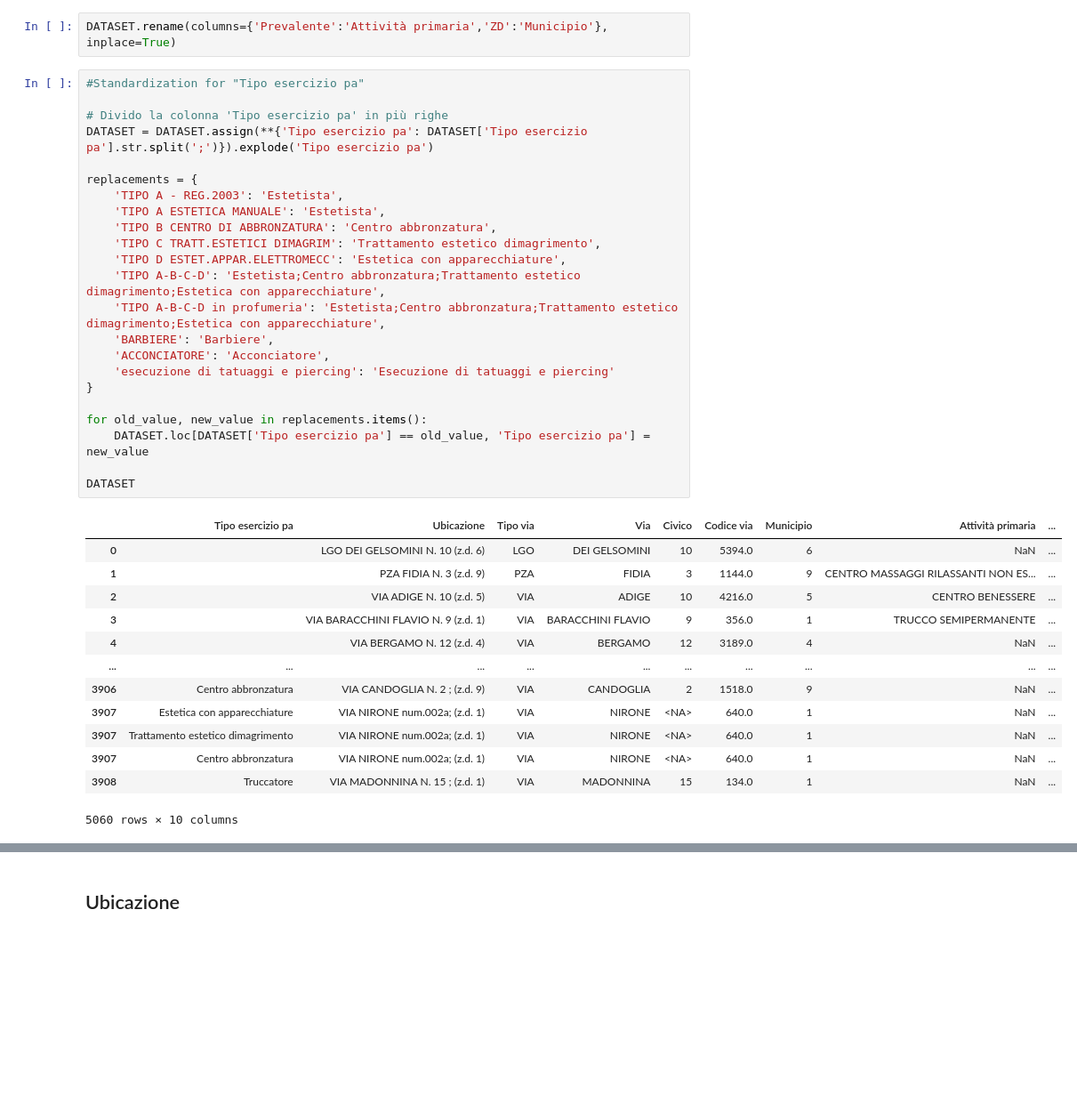
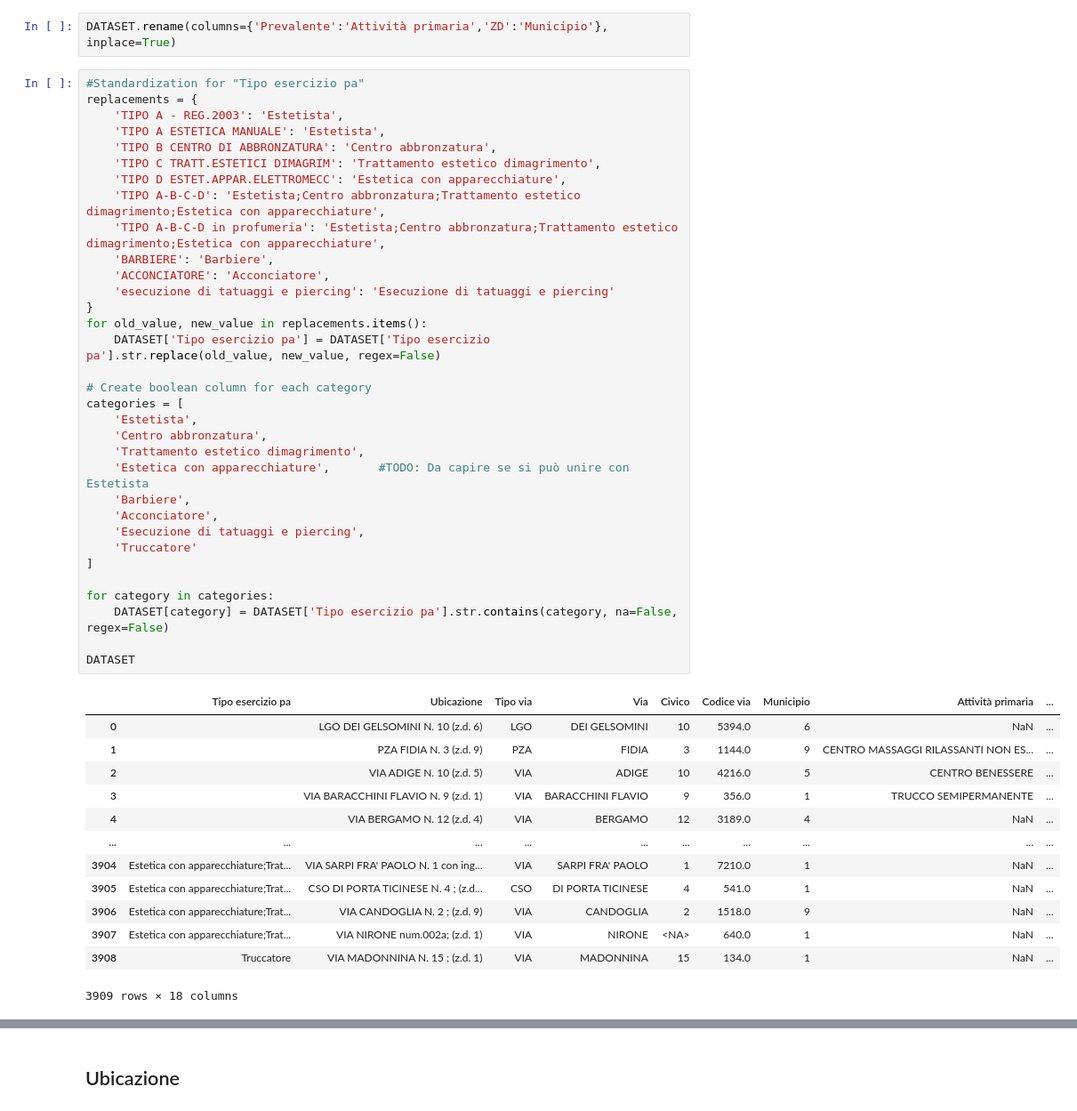
Before and after one commit to leonardotisato/DQP, a Jupyter notebook: data_cleaning.ipynb, the cells around one changed output, grey strips where cells are left out. Shown at 89% size. Saved outputs shown, nothing was run; the diff lists cells and outputs as text; blank space fills up the shorter version.

Commit message:
Refactor: fix column "Tipo esercizio pa" and fixed the column for the address

```diff
--- a/data_cleaning.ipynb
+++ b/data_cleaning.ipynb
@@ -56,38 +56,48 @@ DATASET
 DATASET.rename(columns={'Prevalente':'Attività primaria','ZD':'Municipio'}, inplace=True)
 # %%
 #Standardization for "Tipo esercizio pa"
-
-# Divido la colonna 'Tipo esercizio pa' in più righe
-DATASET = DATASET.assign(**{'Tipo esercizio pa': DATASET['Tipo esercizio pa'].str.split(';')}).explode('Tipo esercizio pa')
-
 replacements = {
     'TIPO A - REG.2003': 'Estetista',
     'TIPO A ESTETICA MANUALE': 'Estetista',
     'TIPO B CENTRO DI ABBRONZATURA': 'Centro abbronzatura',
     'TIPO C TRATT.ESTETICI DIMAGRIM': 'Trattamento estetico dimagrimento',
     'TIPO D ESTET.APPAR.ELETTROMECC': 'Estetica con apparecchiature',
     'TIPO A-B-C-D': 'Estetista;Centro abbronzatura;Trattamento estetico dimagrimento;Estetica con apparecchiature',
     'TIPO A-B-C-D in profumeria': 'Estetista;Centro abbronzatura;Trattamento estetico dimagrimento;Estetica con apparecchiature',
     'BARBIERE': 'Barbiere',
     'ACCONCIATORE': 'Acconciatore',
     'esecuzione di tatuaggi e piercing': 'Esecuzione di tatuaggi e piercing'
 }
+for old_value, new_value in replacements.items():
+    DATASET['Tipo esercizio pa'] = DATASET['Tipo esercizio pa'].str.replace(old_value, new_value, regex=False)
 
-for old_value, new_value in replacements.items():
-    DATASET.loc[DATASET['Tipo esercizio pa'] == old_value, 'Tipo esercizio pa'] = new_value
+# Create boolean column for each category
+categories = [
+    'Estetista',
+    'Centro abbronzatura',
+    'Trattamento estetico dimagrimento',
+    'Estetica con apparecchiature',       #TODO: Da capire se si può unire con Estetista
+    'Barbiere',
+    'Acconciatore',
+    'Esecuzione di tatuaggi e piercing',
+    'Truccatore'
+]
+
+for category in categories:
+    DATASET[category] = DATASET['Tipo esercizio pa'].str.contains(category, na=False, regex=False)
 
 DATASET
 # %% [output]
 |  | Tipo esercizio pa | Ubicazione | Tipo via | Via | Civico | Codice via | Municipio | Attività primaria | ... |
 | 0 |  | LGO DEI GELSOMINI N. 10 (z.d. 6) | LGO | DEI GELSOMINI | 10 | 5394.0 | 6 | NaN | ... |
 | 1 |  | PZA FIDIA N. 3 (z.d. 9) | PZA | FIDIA | 3 | 1144.0 | 9 | CENTRO MASSAGGI RILASSANTI NON ES... | ... |
 | 2 |  | VIA ADIGE N. 10 (z.d. 5) | VIA | ADIGE | 10 | 4216.0 | 5 | CENTRO BENESSERE | ... |
 | 3 |  | VIA BARACCHINI FLAVIO N. 9 (z.d. 1) | VIA | BARACCHINI FLAVIO | 9 | 356.0 | 1 | TRUCCO SEMIPERMANENTE | ... |
 | 4 |  | VIA BERGAMO N. 12 (z.d. 4) | VIA | BERGAMO | 12 | 3189.0 | 4 | NaN | ... |
 | ... | ... | ... | ... | ... | ... | ... | ... | ... | ... |
-| 3906 | Centro abbronzatura | VIA CANDOGLIA N. 2 ; (z.d. 9) | VIA | CANDOGLIA | 2 | 1518.0 | 9 | NaN | ... |
-| 3907 | Estetica con apparecchiature | VIA NIRONE num.002a; (z.d. 1) | VIA | NIRONE | <NA> | 640.0 | 1 | NaN | ... |
-| 3907 | Trattamento estetico dimagrimento | VIA NIRONE num.002a; (z.d. 1) | VIA | NIRONE | <NA> | 640.0 | 1 | NaN | ... |
-| 3907 | Centro abbronzatura | VIA NIRONE num.002a; (z.d. 1) | VIA | NIRONE | <NA> | 640.0 | 1 | NaN | ... |
+| 3904 | Estetica con apparecchiature;Trat... | VIA SARPI FRA' PAOLO N. 1 con ing... | VIA | SARPI FRA' PAOLO | 1 | 7210.0 | 1 | NaN | ... |
+| 3905 | Estetica con apparecchiature;Trat... | CSO DI PORTA TICINESE N. 4 ; (z.d... | CSO | DI PORTA TICINESE | 4 | 541.0 | 1 | NaN | ... |
+| 3906 | Estetica con apparecchiature;Trat... | VIA CANDOGLIA N. 2 ; (z.d. 9) | VIA | CANDOGLIA | 2 | 1518.0 | 9 | NaN | ... |
+| 3907 | Estetica con apparecchiature;Trat... | VIA NIRONE num.002a; (z.d. 1) | VIA | NIRONE | <NA> | 640.0 | 1 | NaN | ... |
 | 3908 | Truccatore | VIA MADONNINA N. 15 ; (z.d. 1) | VIA | MADONNINA | 15 | 134.0 | 1 | NaN | ... |
-5060 rows × 10 columns
+3909 rows × 18 columns
```
Also changed, not shown: parts of 9 cells of this notebook.
